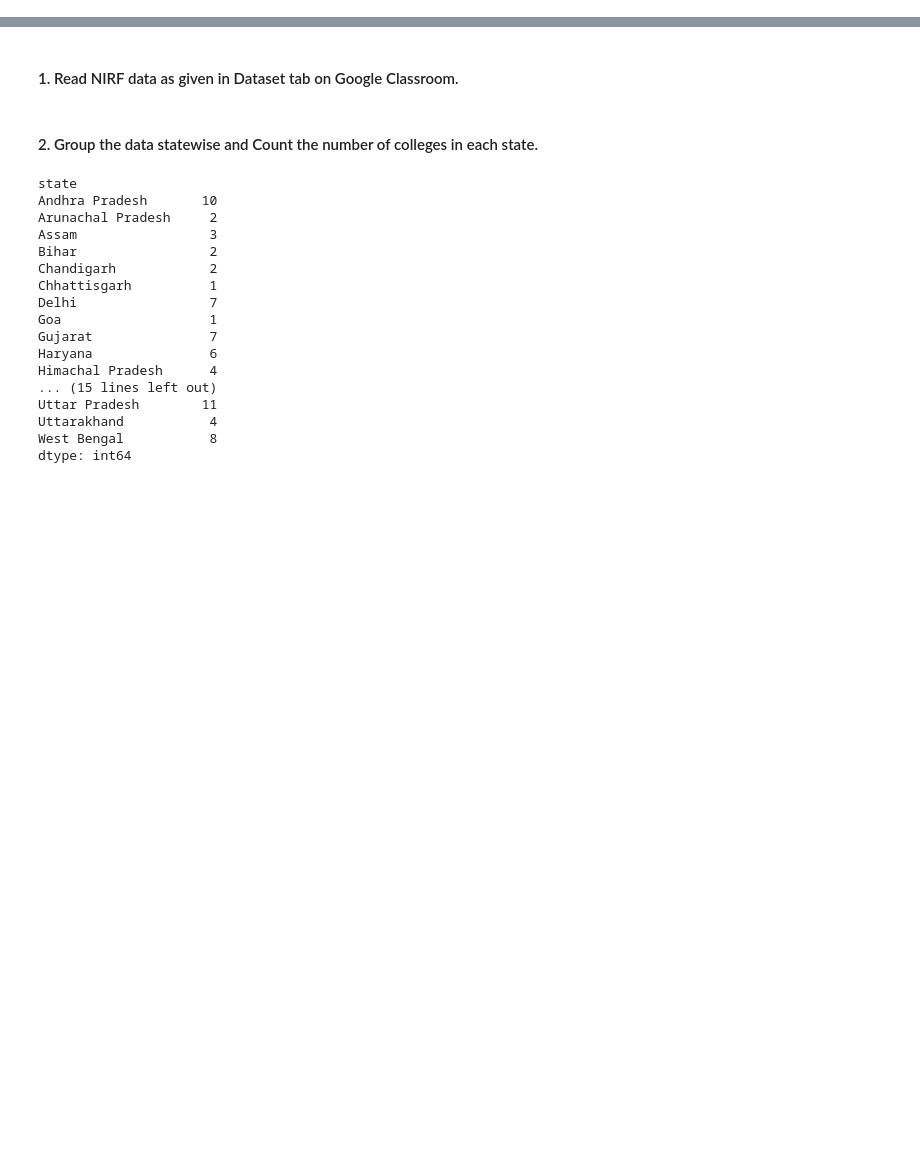
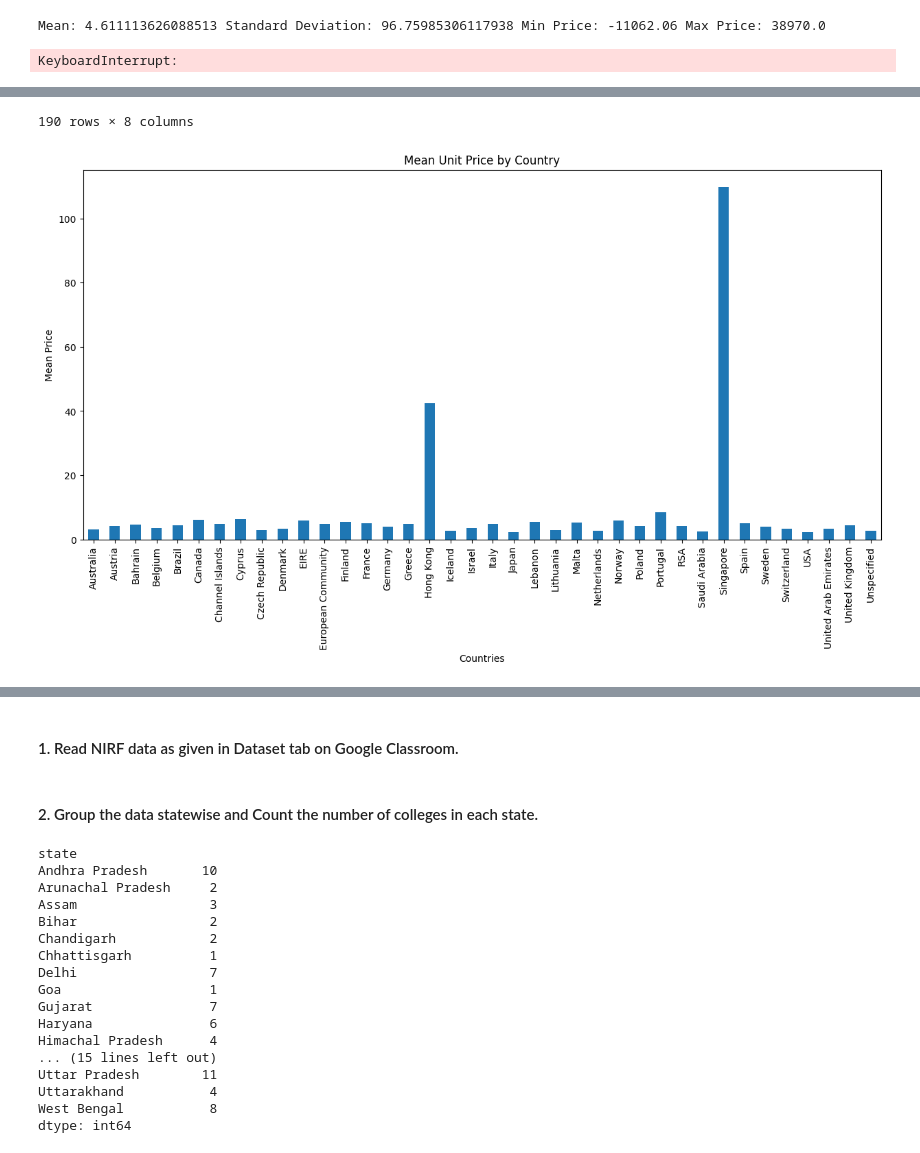
Before and after one commit to Deep-relay/DMA-Lab, a Jupyter notebook: 6th Lab/(Exercise) 7.ipynb, the cells around one changed output, grey strips where cells are left out. Drawn from its saved outputs; the diff is of its cells as text; code cells hidden in the pictures; blank space fills up the shorter version.

```diff
--- a/6th Lab/(Exercise) 7.ipynb
+++ b/6th Lab/(Exercise) 7.ipynb
@@ -1,7 +1,38 @@
 # %%
 import pandas
 import numpy as np
+df=pandas.read_csv('../5th Lab/OnlineRetail.csv')
+import matplotlib.pyplot as plt
 pandas.set_option('display.max_columns', None)
 pandas.set_option('display.max_rows', None)
 pandas.set_option('display.max_colwidth', None)
 pandas.set_option('display.width', 1000)
+# %%
+#1 Display mean, standard deviation, min and max price
+print(f'Mean: {df["UnitPrice"].mean()} Standard Deviation: { df["UnitPrice"].std()} Min Price: {df["UnitPrice"].min()} Max Price: {df["UnitPrice"].max()}')
+# %% [output]
+Mean: 4.611113626088513 Standard Deviation: 96.75985306117938 Min Price: -11062.06 Max Price: 38970.0
+# %%
+# 2. Plot histogram of prices
+
+plt.figure(figsize=(8, 5))
+positive_unit_prices = df[df["UnitPrice"] > 0]["UnitPrice"]
+plt.hist(positive_unit_prices, bins='fd', color="red", alpha=0.7, edgecolor="green")
+plt.xlabel("Unit Price")
+plt.ylabel("Frequency")
+plt.title("Histogram of Unit Prices (Only Positive Values)")
+plt.grid(True)
+plt.show()
+# %% [output]
+KeyboardInterrupt:
+# %%
+# display(df.groupby('Country').head())
+mean_prices_by_country = df.groupby('Country')['UnitPrice'].mean()
+plt.figure(figsize=(15, 7))
+mean_prices_by_country.plot(kind='bar')
+plt.xticks(rotation=90)
+plt.xlabel('Countries')
+plt.ylabel('Mean Price')
+plt.title('Mean Unit Price by Country')
+plt.show()
+# %% [output]
@@ -7,0 +51,2 @@ pandas.set_option('display.width', 1000)
+190 rows × 8 columns
+[figure, added]
```
Also changed, not shown: parts of 3 cells of this notebook, 2 other files.
